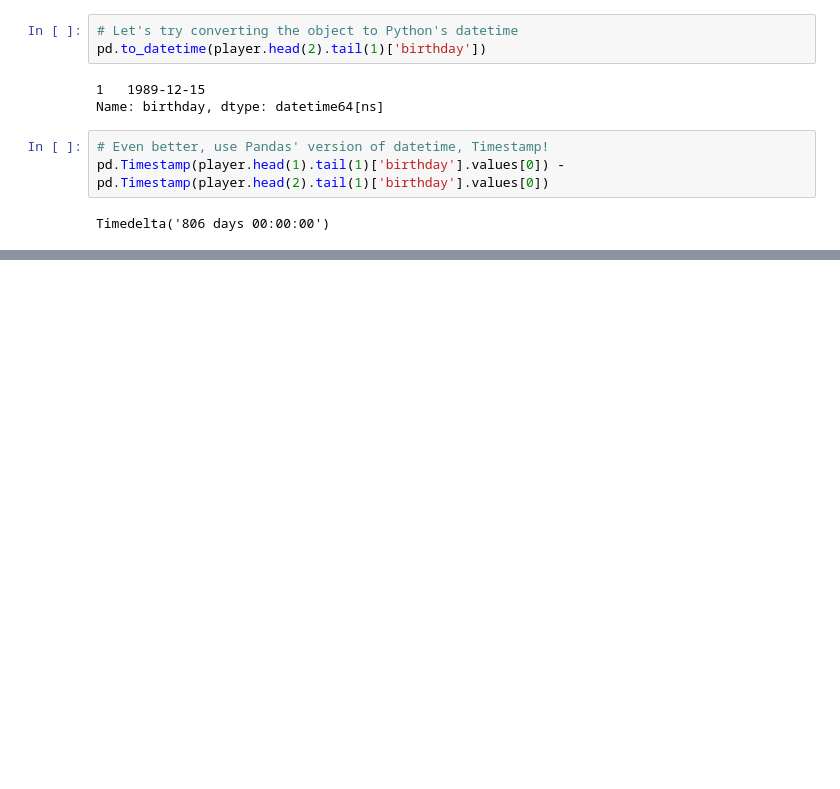
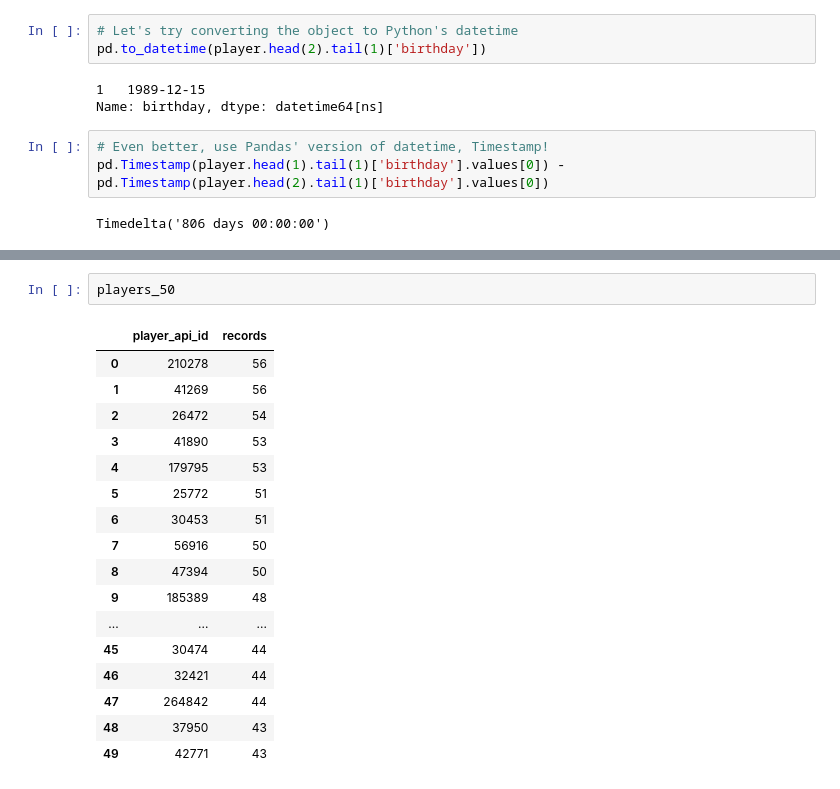
Before and after one commit to IshwarBhat/Soccer-Data-Analysis, a Jupyter notebook: Soccer - Mini project.ipynb, the cells around one changed output, grey strips where cells are left out. Cells and saved outputs as stored; diff of their text form; blank space fills up the shorter version.

```diff
--- a/Soccer - Mini project.ipynb
+++ b/Soccer - Mini project.ipynb
@@ -255,0 +287,20 @@ array(['1989-12-15T00:00:00.000000000'], dtype='datetime64[ns]')
+# %%
+players_50
+# %% [output]
+|  | player_api_id | records |
+| 0 | 210278 | 56 |
+| 1 | 41269 | 56 |
+| 2 | 26472 | 54 |
+| 3 | 41890 | 53 |
+| 4 | 179795 | 53 |
+| 5 | 25772 | 51 |
+| 6 | 30453 | 51 |
+| 7 | 56916 | 50 |
+| 8 | 47394 | 50 |
+| 9 | 185389 | 48 |
+| ... | ... | ... |
+| 45 | 30474 | 44 |
+| 46 | 32421 | 44 |
+| 47 | 264842 | 44 |
+| 48 | 37950 | 43 |
+| 49 | 42771 | 43 |
```
Also changed, not shown: parts of 7 cells of this notebook.
